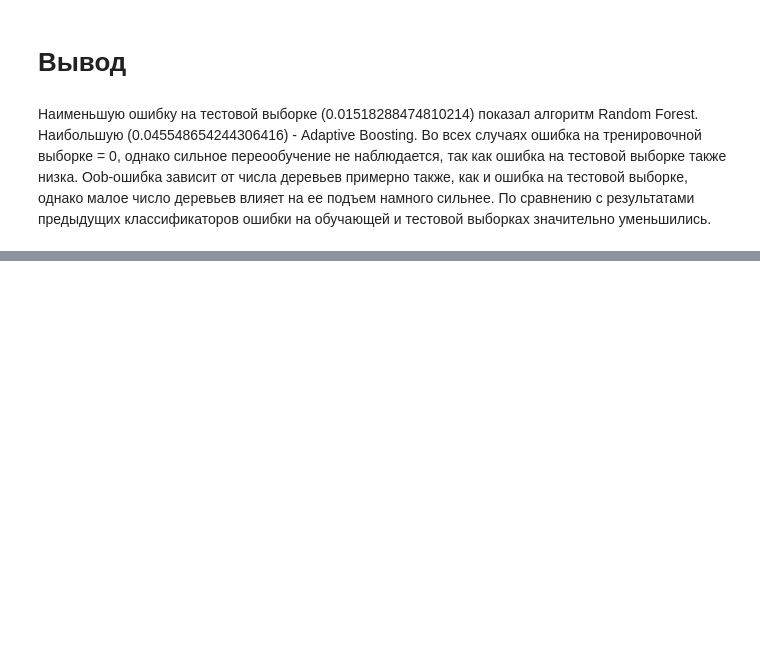
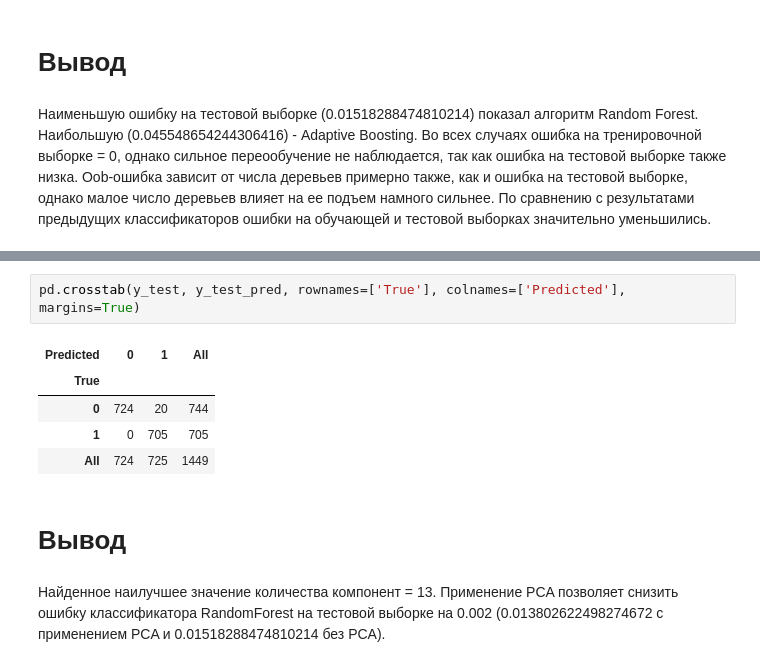
Before and after one commit to AlexanderSergeev/MachineLearning, a Jupyter notebook: LR.ipynb, the cells around one changed output, grey strips where cells are left out. Cells and saved outputs as stored; diff of their text form; blank space fills up the shorter version.

```diff
--- a/LR.ipynb
+++ b/LR.ipynb
@@ -1196,0 +1264,12 @@ pd.crosstab(y_test, y_test_pred, rownames=['True'], colnames=['Predicted'], marg
+# %%
+pd.crosstab(y_test, y_test_pred, rownames=['True'], colnames=['Predicted'], margins=True)
+# %% [output]
+| Predicted | 0 | 1 | All |
+| True |  |  |  |
+| 0 | 724 | 20 | 744 |
+| 1 | 0 | 705 | 705 |
+| All | 724 | 725 | 1449 |
+# %% [markdown]
+# Вывод
+# %% [markdown]
+Найденное наилучшее значение количества компонент = 13. Применение PCA позволяет снизить ошибку классификатора RandomForest на тестовой выборке на 0.002 (0.013802622498274672 с применением PCA и 0.01518288474810214 без PCA).
```
Also changed, not shown: parts of 9 cells of this notebook.
